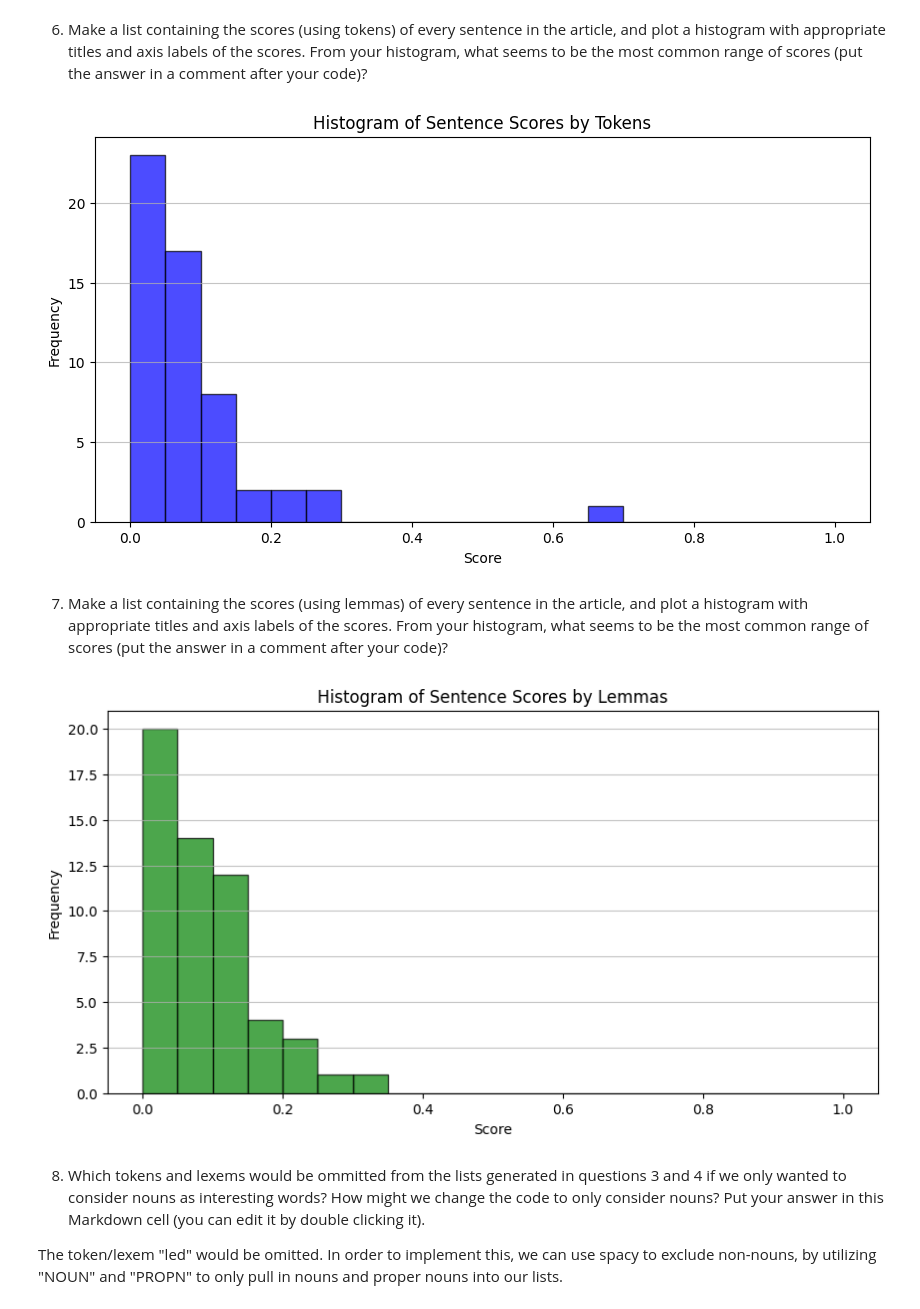
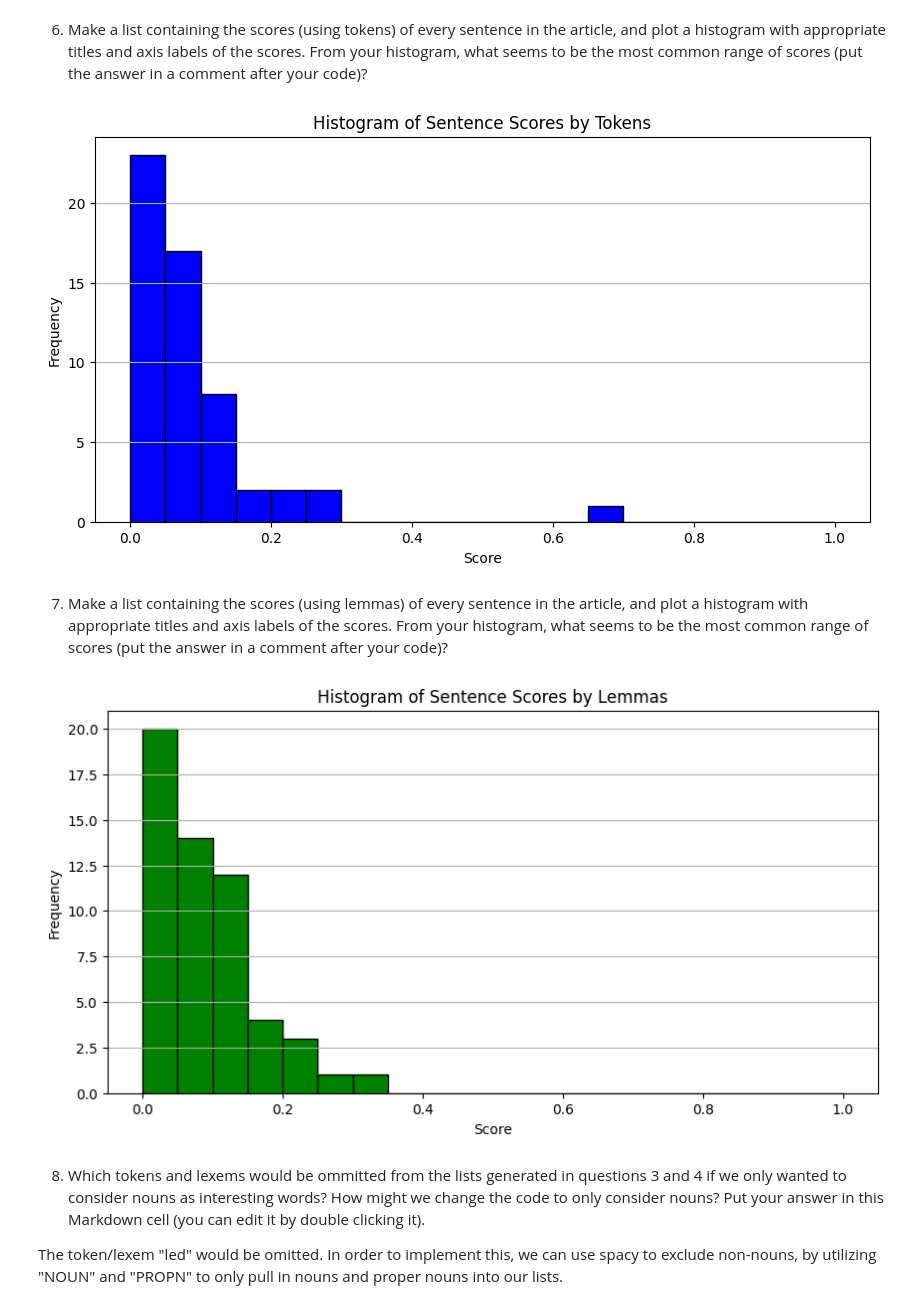
Before and after one commit to scmiller77/web-scraping, a Jupyter notebook: web-scraping.ipynb, the cells around one changed output. Cells and saved outputs as stored; diff of their text form; code cells hidden in the pictures.

Commit message:
Edited graph

```diff
--- a/web-scraping.ipynb
+++ b/web-scraping.ipynb
@@ -168,39 +168,39 @@ scores_by_token = [score_sentence_by_token(sentence, interesting_tokens) for sen
 
 # Plot histogram for token-based scores
 plt.figure(figsize=(10, 5))
-plt.hist(scores_by_token, bins=20, range=(0.0, 1.0), color='blue', alpha=0.7, edgecolor='black')
+plt.hist(scores_by_token, bins=20, range=(0.0, 1.0), color='blue', edgecolor='black')
 plt.title("Histogram of Sentence Scores by Tokens")
 plt.xlabel("Score")
 plt.ylabel("Frequency")
-plt.grid(axis='y', alpha=0.75)
+plt.grid(axis='y')
 plt.show()
 # %% [output]
-[figure, old version]
+[figure, new version]
 # %% [markdown]
 7. Make a list containing the scores (using lemmas) of every sentence in the article, and plot a histogram with appropriate titles and axis labels of the scores.  From your histogram, what seems to be the most common range of scores (put the answer in a comment after your code)?
 # %%
 
 lemmas = [
     token.lemma_.lower()
     for token in doc
     if not token.is_stop and not token.is_punct and not token.is_space
 ]
 lemma_freq = Counter(lemmas)
 interesting_lemmas = [lemma for lemma, _ in lemma_freq.most_common(5)]
 
 
 scores_by_lemma = [score_sentence_by_lemma(sentence, interesting_lemmas) for sentence in doc.sents]
 
 # Plot histogram for lemma-based scores
 plt.figure(figsize=(10, 5))
-plt.hist(scores_by_lemma, bins=20, range=(0.0, 1.0), color='green', alpha=0.7, edgecolor='black')
+plt.hist(scores_by_lemma, bins=20, range=(0.0, 1.0), color='green', edgecolor='black')
 plt.title("Histogram of Sentence Scores by Lemmas")
 plt.xlabel("Score")
 plt.ylabel("Frequency")
-plt.grid(axis='y', alpha=0.75)
+plt.grid(axis='y')
 plt.show()
 # %% [output]
-[figure, old version]
+[figure, new version]
 # %% [markdown]
 8. Which tokens and lexems would be ommitted from the lists generated in questions 3 and 4 if we only wanted to consider nouns as interesting words?  How might we change the code to only consider nouns? Put your answer in this Markdown cell (you can edit it by double clicking it).
 
```
Also changed, not shown: 1 other file.
